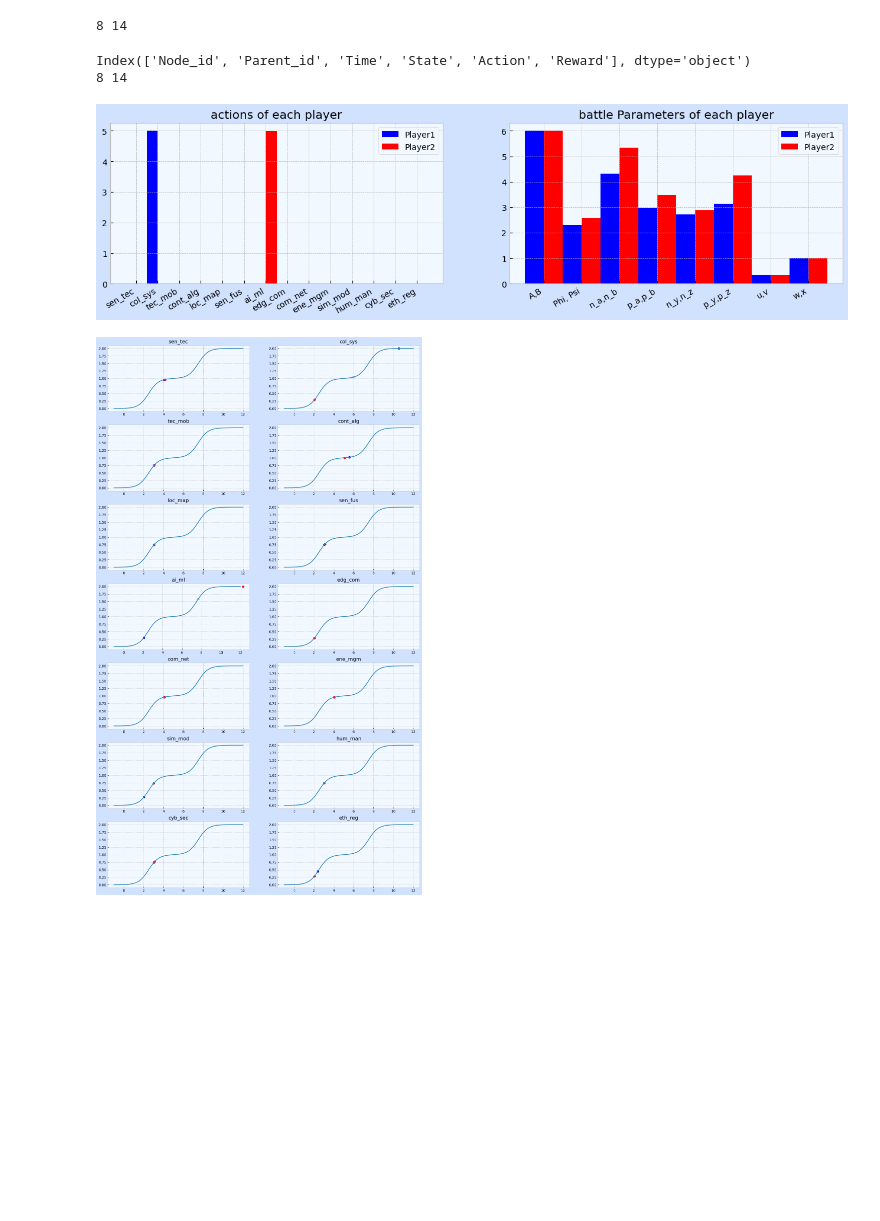
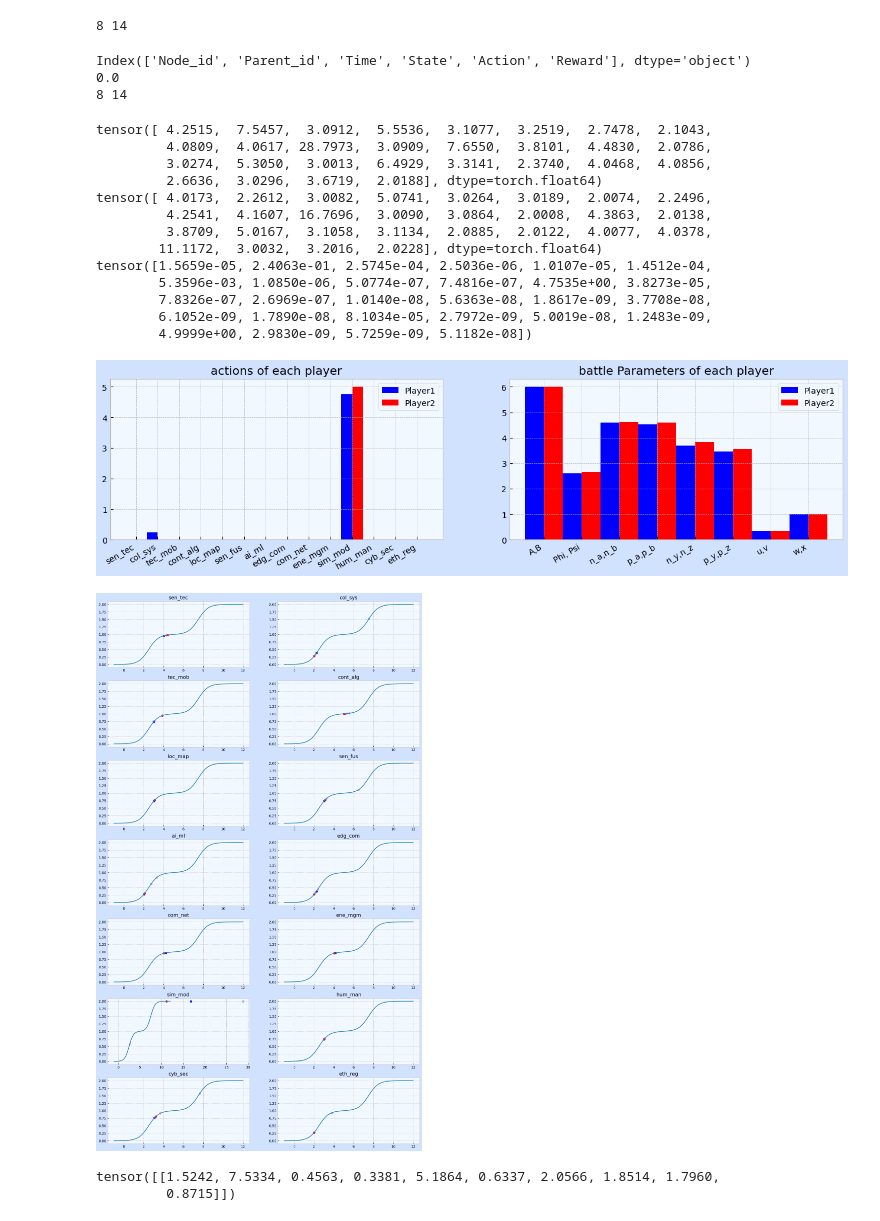
Before and after one commit to iRRe33-smk/exjobb, a Jupyter notebook: analysis.ipynb, the cells around one changed output. Drawn from its saved outputs; the diff is of its cells as text; code cells hidden in the pictures; blank space fills up the shorter version.

```diff
--- a/analysis.ipynb
+++ b/analysis.ipynb
@@ -18,9 +18,8 @@ params_test = {
     }
 
 game = TorchGame(**params_test)
-df = pd.read_pickle("saved_runs/2023-04-25.44/History.pkl")
-df = df.loc[1:,:]
-# game.Initialact
+df = pd.read_pickle("saved_runs/COMBITECH/History.pkl")
+df = df.loc[:,:]
 # %% [output]
           PlayerA_y  PlayerB_y
 sen_tec           4          4
@@ -39,3 +38,10 @@ n_y,n_z         1        3        1        9        1        1        0
 p_y,p_z         1        1        1        3        9        3        0
 u,v             0        0        0        0        0        0        0
 w,x             0        0        0        0        0        0        0
+# %%
+print(df.State[0])
+tmp = np.concatenate((df.State[0][:,0],df.State[0][:,1]),0)
+print(tmp)
+print(df.State[1])
+
+df.State[0] = tmp
@@ -145,20 +170,63 @@ def plot_act_theta(state, action):
 # %%
 
 print(df.columns)
 numPoints = len(df.index)
+old_state_i = df.Parent_id
 states =df.State
 actions = df.Action
 
-plot_ind = 3
-stat =  torch.tensor(states[plot_ind])
-act = torch.tensor(actions[plot_ind])
-plot_act_theta(stat, act)
-plot_trl(stat, act)
+plot_ind = 1
+
+p_id = df.loc[plot_ind,:].Parent_id
+print(p_id)
+old_state =  torch.tensor(df[df.Node_id == p_id].State.values.tolist()).squeeze()
+
+new_state =  torch.tensor(states[plot_ind]).squeeze()
+
+act = torch.tensor(actions[plot_ind]).squeeze()
+plot_act_theta(new_state, act)
+plot_trl(old_state,new_state, act)
+
+
+print(old_state)
+print(new_state)
+print(act)
 # %% [output]
 Index(['Node_id', 'Parent_id', 'Time', 'State', 'Action', 'Reward'], dtype='object')
+0.0
 8 14
+tensor([ 4.2515,  7.5457,  3.0912,  5.5536,  3.1077,  3.2519,  2.7478,  2.1043,
+         4.0809,  4.0617, 28.7973,  3.0909,  7.6550,  3.8101,  4.4830,  2.0786,
+         3.0274,  5.3050,  3.0013,  6.4929,  3.3141,  2.3740,  4.0468,  4.0856,
+         2.6636,  3.0296,  3.6719,  2.0188], dtype=torch.float64)
+tensor([ 4.0173,  2.2612,  3.0082,  5.0741,  3.0264,  3.0189,  2.0074,  2.2496,
+         4.2541,  4.1607, 16.7696,  3.0090,  3.0864,  2.0008,  4.3863,  2.0138,
+         3.8709,  5.0167,  3.1058,  3.1134,  2.0885,  2.0122,  4.0077,  4.0378,
+        11.1172,  3.0032,  3.2016,  2.0228], dtype=torch.float64)
+tensor([1.5659e-05, 2.4063e-01, 2.5745e-04, 2.5036e-06, 1.0107e-05, 1.4512e-04,
+        5.3596e-03, 1.0850e-06, 5.0774e-07, 7.4816e-07, 4.7535e+00, 3.8273e-05,
+        7.8326e-07, 2.6969e-07, 1.0140e-08, 5.6363e-08, 1.8617e-09, 3.7708e-08,
+        6.1052e-09, 1.7890e-08, 8.1034e-05, 2.7972e-09, 5.0019e-08, 1.2483e-09,
+        4.9999e+00, 2.9830e-09, 5.7259e-09, 5.1182e-08])
-[figure, old version]
+[figure, new version]
-[figure, old version]
+[figure, new version]
+# %%
+n = 10000
+mu = torch.tensor([0.05]*n)
+std = torch.tensor([1.5]*n)
+
+dist = torch.distributions.log_normal.LogNormal(torch.tensor([0.05]*10), torch.tensor([1.5]*10), validate_args=None)
+dist.rsample([1])
+# draws_norm = torch.normal(mean=mu,std=std).exp()
+# draws_lognorm = dist.rsample([n])
+
+# plt.hist(draws_norm.numpy(), bins=100,density=True, color="red")
+
+# plt.hist(draws_lognorm.numpy(), bins=100,density=True, color="blue")
+# plt.show()
+# %% [output]
+tensor([[1.5242, 7.5334, 0.4563, 0.3381, 5.1864, 0.6337, 2.0566, 1.8514, 1.7960,
+         0.8715]])
 # %%
 # (.values.astype(np.float32))
 
```
Also changed, not shown: parts of 5 cells of this notebook, 3 other files.
